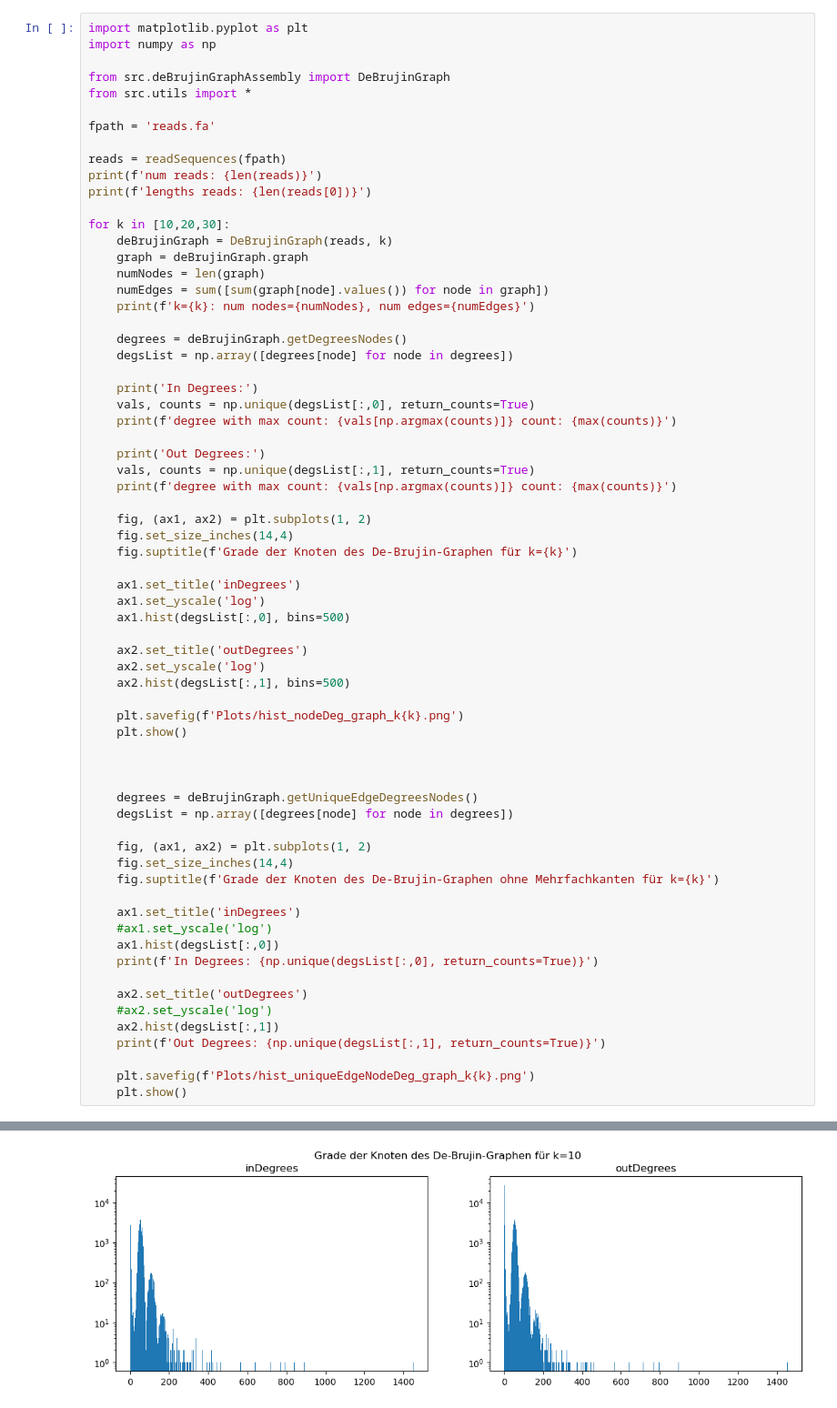
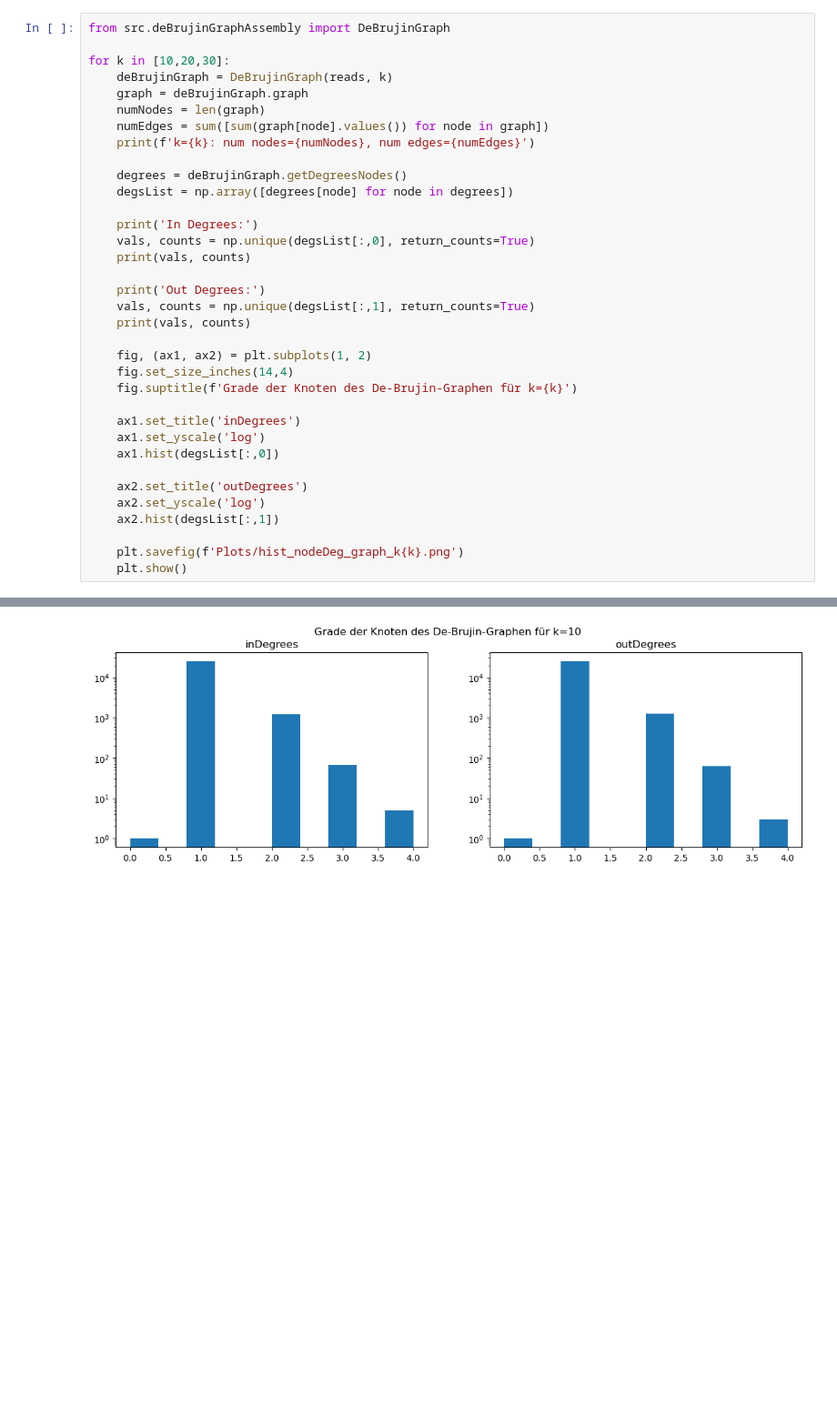
Before and after one commit to chricht1/AlgSeqII, a Jupyter notebook: Serie7/deBrujinGraphAssembly.ipynb, the cells around one changed output, grey strips where cells are left out. Shown at 91% size. Saved outputs shown, nothing was run; the diff lists cells and outputs as text; blank space fills up the shorter version.

```diff
--- a/Serie7/deBrujinGraphAssembly.ipynb
+++ b/Serie7/deBrujinGraphAssembly.ipynb
@@ -1,15 +15,5 @@
 # %%
-import matplotlib.pyplot as plt
-import numpy as np
-
 from src.deBrujinGraphAssembly import DeBrujinGraph
-from src.utils import *
-
-fpath = 'reads.fa'
-
-reads = readSequences(fpath)
-print(f'num reads: {len(reads)}')
-print(f'lengths reads: {len(reads[0])}')
 
 for k in [10,20,30]:
     deBrujinGraph = DeBrujinGraph(reads, k)
@@ -23,11 +27,11 @@ for k in [10,20,30]:
 
     print('In Degrees:')
     vals, counts = np.unique(degsList[:,0], return_counts=True)
-    print(f'degree with max count: {vals[np.argmax(counts)]} count: {max(counts)}')
+    print(vals, counts)
 
     print('Out Degrees:')
     vals, counts = np.unique(degsList[:,1], return_counts=True)
-    print(f'degree with max count: {vals[np.argmax(counts)]} count: {max(counts)}')
+    print(vals, counts)
 
     fig, (ax1, ax2) = plt.subplots(1, 2)
     fig.set_size_inches(14,4)
@@ -35,34 +39,12 @@ for k in [10,20,30]:
 
     ax1.set_title('inDegrees')
     ax1.set_yscale('log')
-    ax1.hist(degsList[:,0], bins=500)
+    ax1.hist(degsList[:,0])
 
     ax2.set_title('outDegrees')
     ax2.set_yscale('log')
-    ax2.hist(degsList[:,1], bins=500)
+    ax2.hist(degsList[:,1])
 
     plt.savefig(f'Plots/hist_nodeDeg_graph_k{k}.png')
     plt.show()
-
-
-
-    degrees = deBrujinGraph.getUniqueEdgeDegreesNodes()
-    degsList = np.array([degrees[node] for node in degrees])
-
-    fig, (ax1, ax2) = plt.subplots(1, 2)
-    fig.set_size_inches(14,4)
-    fig.suptitle(f'Grade der Knoten des De-Brujin-Graphen ohne Mehrfachkanten für k={k}')
-
-    ax1.set_title('inDegrees')
-    #ax1.set_yscale('log')
-    ax1.hist(degsList[:,0])
-    print(f'In Degrees: {np.unique(degsList[:,0], return_counts=True)}')
-
-    ax2.set_title('outDegrees')
-    #ax2.set_yscale('log')
-    ax2.hist(degsList[:,1])
-    print(f'Out Degrees: {np.unique(degsList[:,1], return_counts=True)}')
-
-    plt.savefig(f'Plots/hist_uniqueEdgeNodeDeg_graph_k{k}.png')
-    plt.show()
 # %% [output]
@@ -76 +56 @@ degree with max count: 1 count: 12906
-[figure, old version]
+[figure, new version]
```
Also changed, not shown: parts of 6 cells of this notebook, 7 other files.
